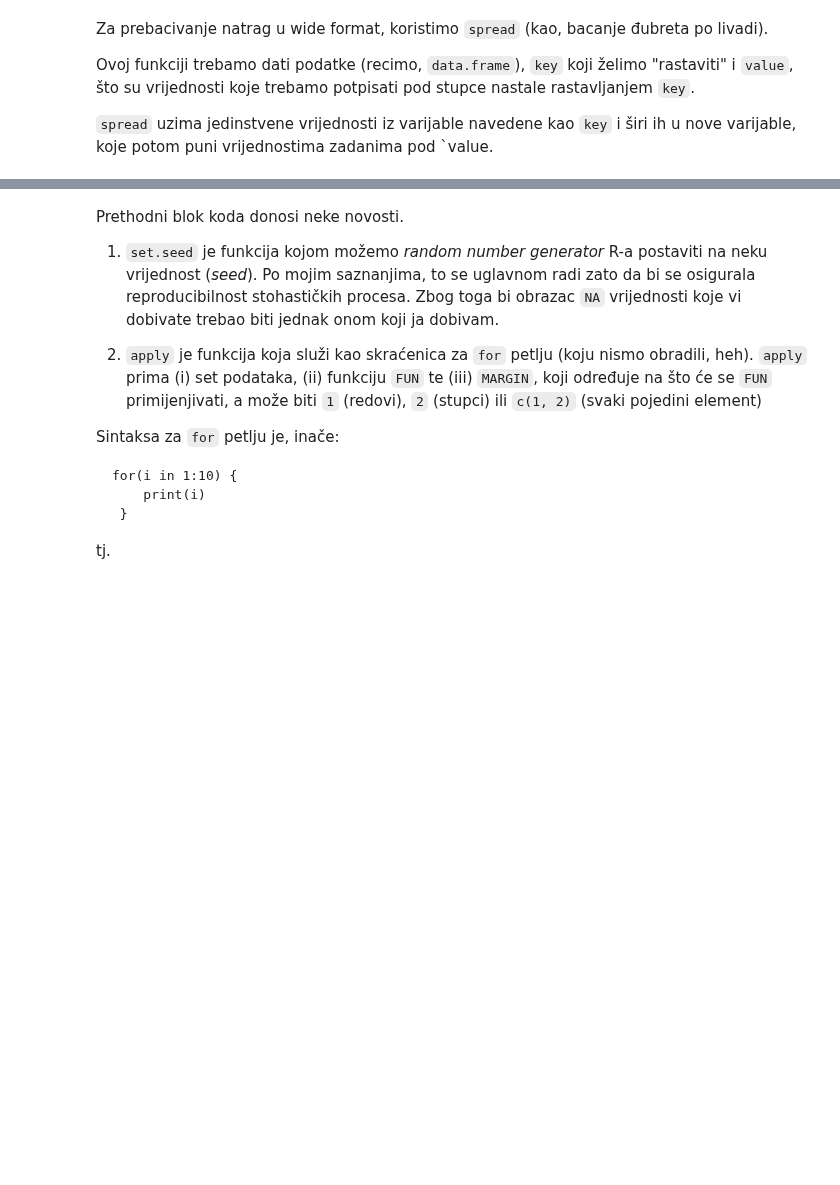
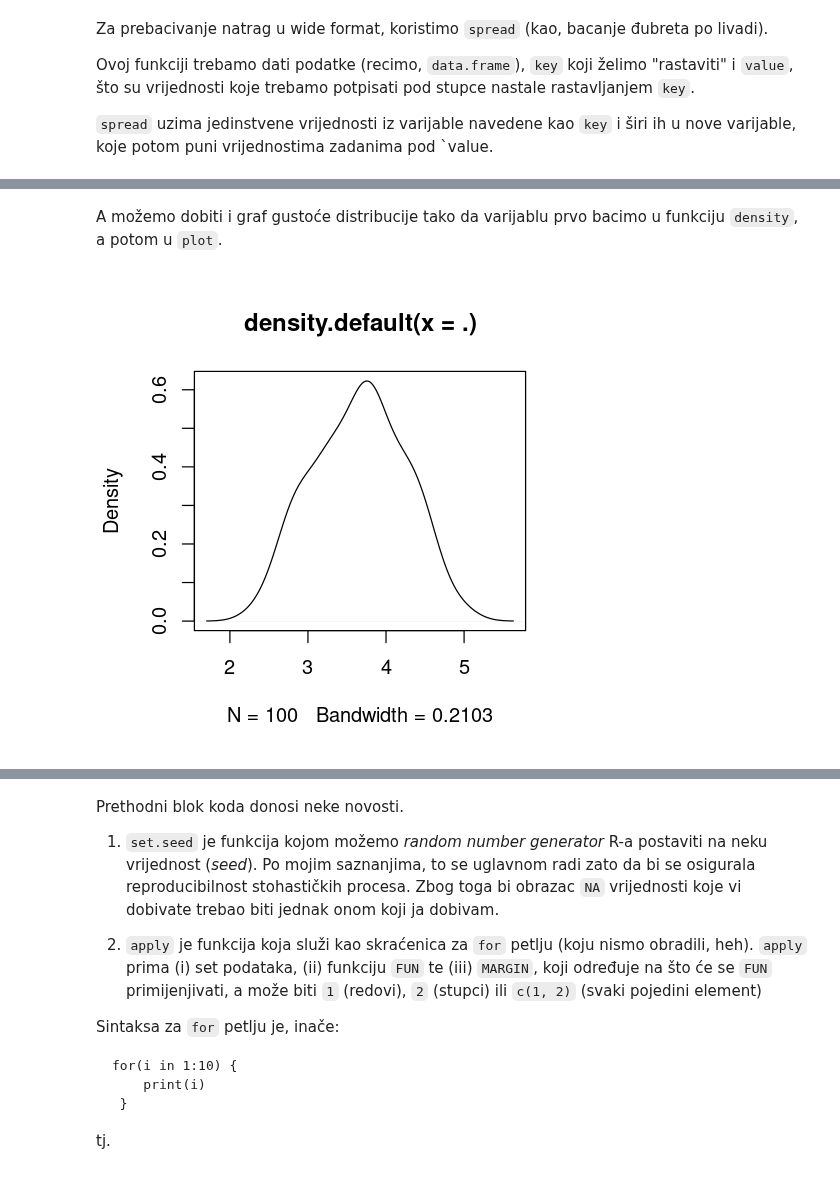
Before and after one commit to vdeni/rdionica, a Jupyter notebook: jupyter-notebook/priprema_podaci_upitnik.ipynb, the cells around one changed output, grey strips where cells are left out. Saved outputs shown, nothing was run; the diff lists cells and outputs as text; code cells hidden in the pictures; blank space fills up the shorter version.

```diff
--- a/jupyter-notebook/priprema_podaci_upitnik.ipynb
+++ b/jupyter-notebook/priprema_podaci_upitnik.ipynb
@@ -1445,0 +1460,7 @@ Za početak, ubacit ćemo neke missing vrijednosti (`NA`) u naš set podataka.
+# %% [markdown]
+A možemo dobiti i graf gustoće distribucije tako da varijablu prvo bacimo u funkciju `density`, a potom u `plot`.
+# %%
+podaci$mf_FairnessCheating %>% density(.) %>%
+plot(.)
+# %% [output]
+[figure, added]
```
Also changed, not shown: parts of 25 cells of this notebook.
